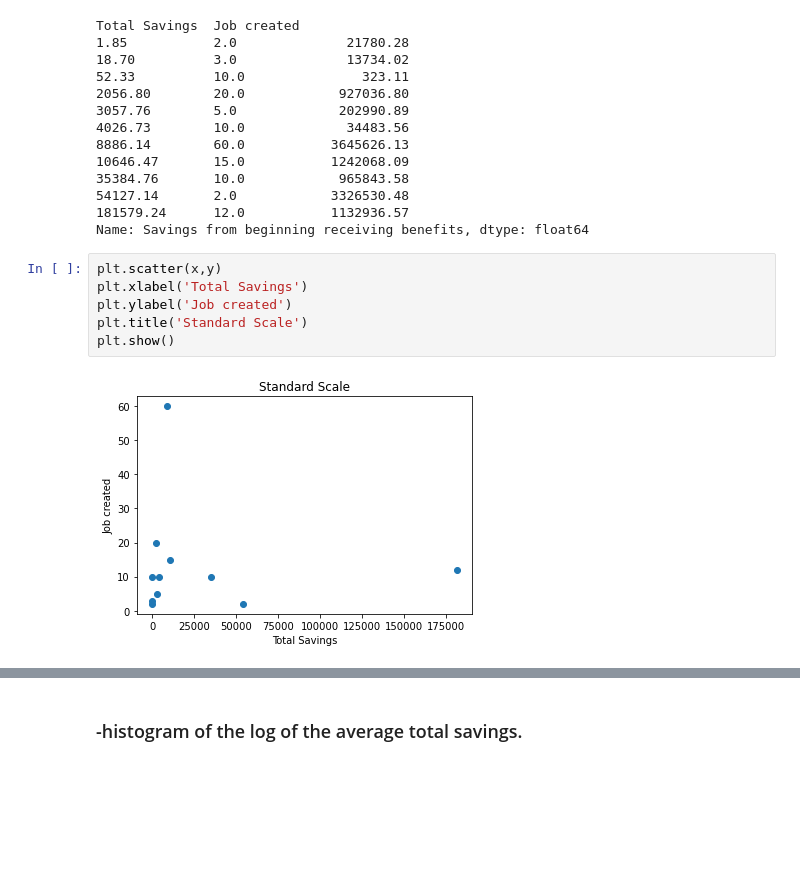
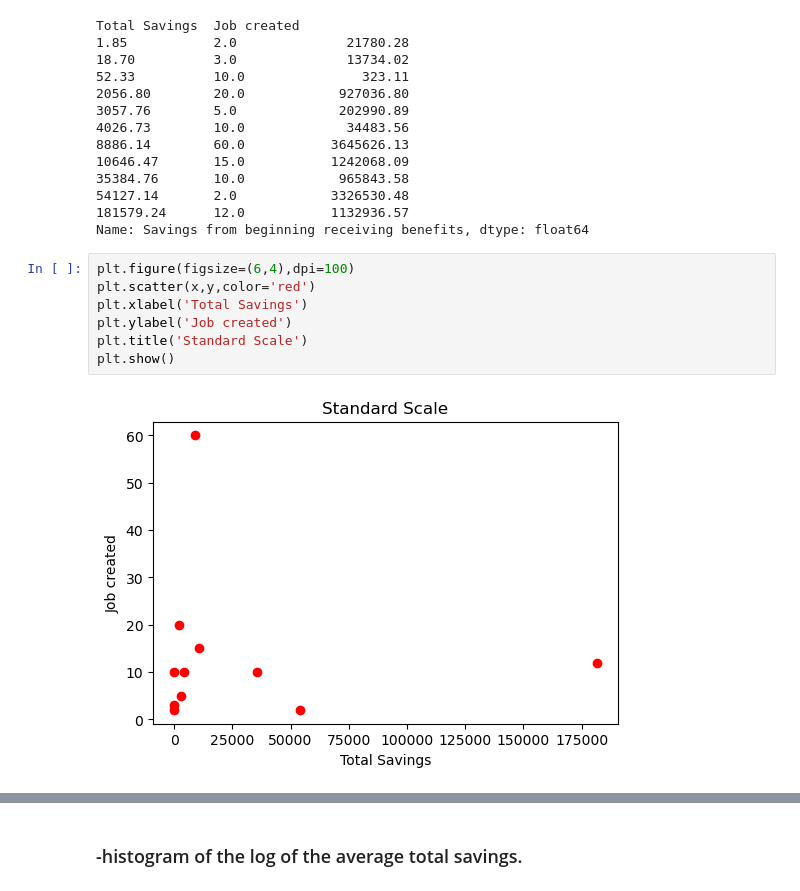
Before and after one commit to erdemsennik/binder-framework, a Jupyter notebook: Day8.ipynb, the cells around one changed output, grey strips where cells are left out. Saved outputs shown, nothing was run; the diff lists cells and outputs as text; blank space fills up the shorter version.

```diff
--- a/Day8.ipynb
+++ b/Day8.ipynb
@@ -399,11 +399,12 @@ Total Savings  Job created
 181579.24      12.0           1132936.57
 Name: Savings from beginning receiving benefits, dtype: float64
 # %%
-plt.scatter(x,y)
+plt.figure(figsize=(6,4),dpi=100)
+plt.scatter(x,y,color='red')
 plt.xlabel('Total Savings')
 plt.ylabel('Job created')
 plt.title('Standard Scale')
 plt.show()
 # %% [output]
-[figure, old version]
+[figure, new version]
 # %%
```
Also changed, not shown: parts of 5 cells of this notebook.
